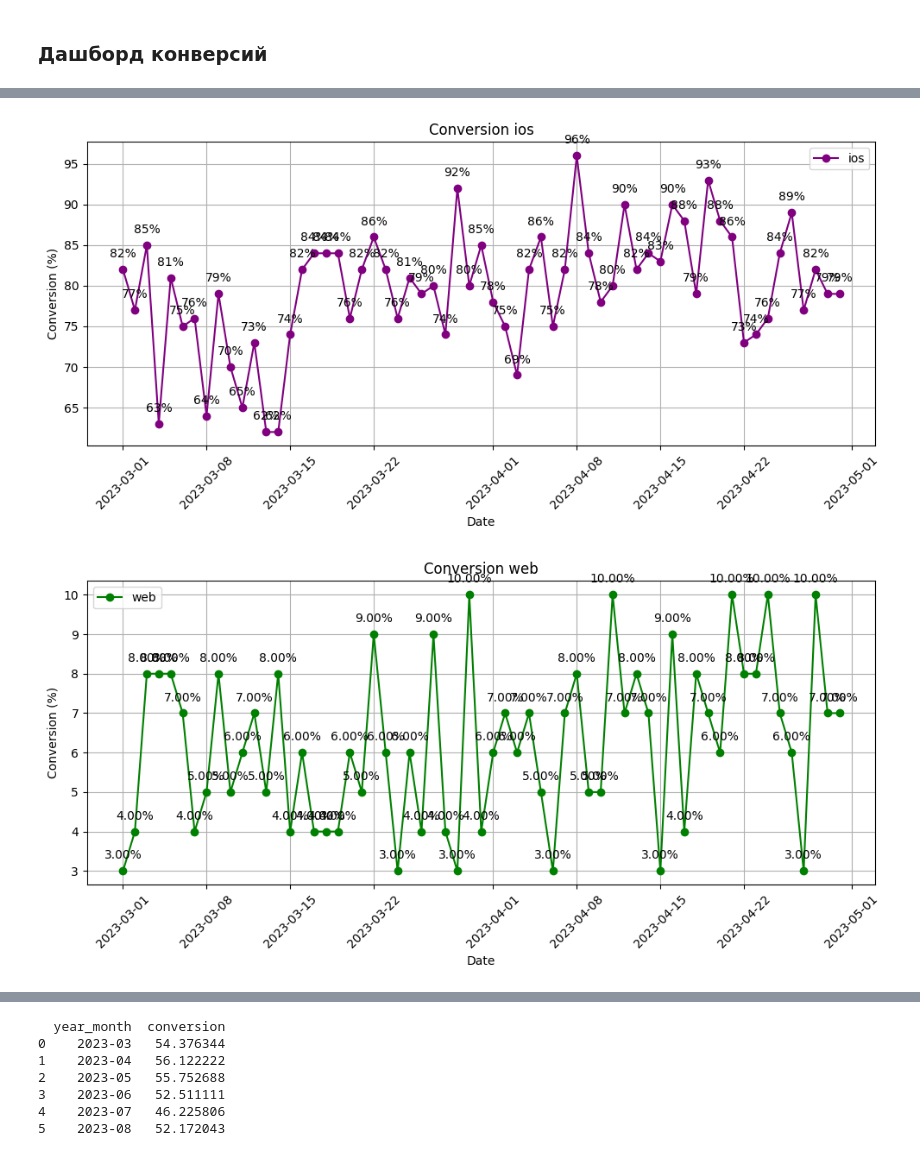
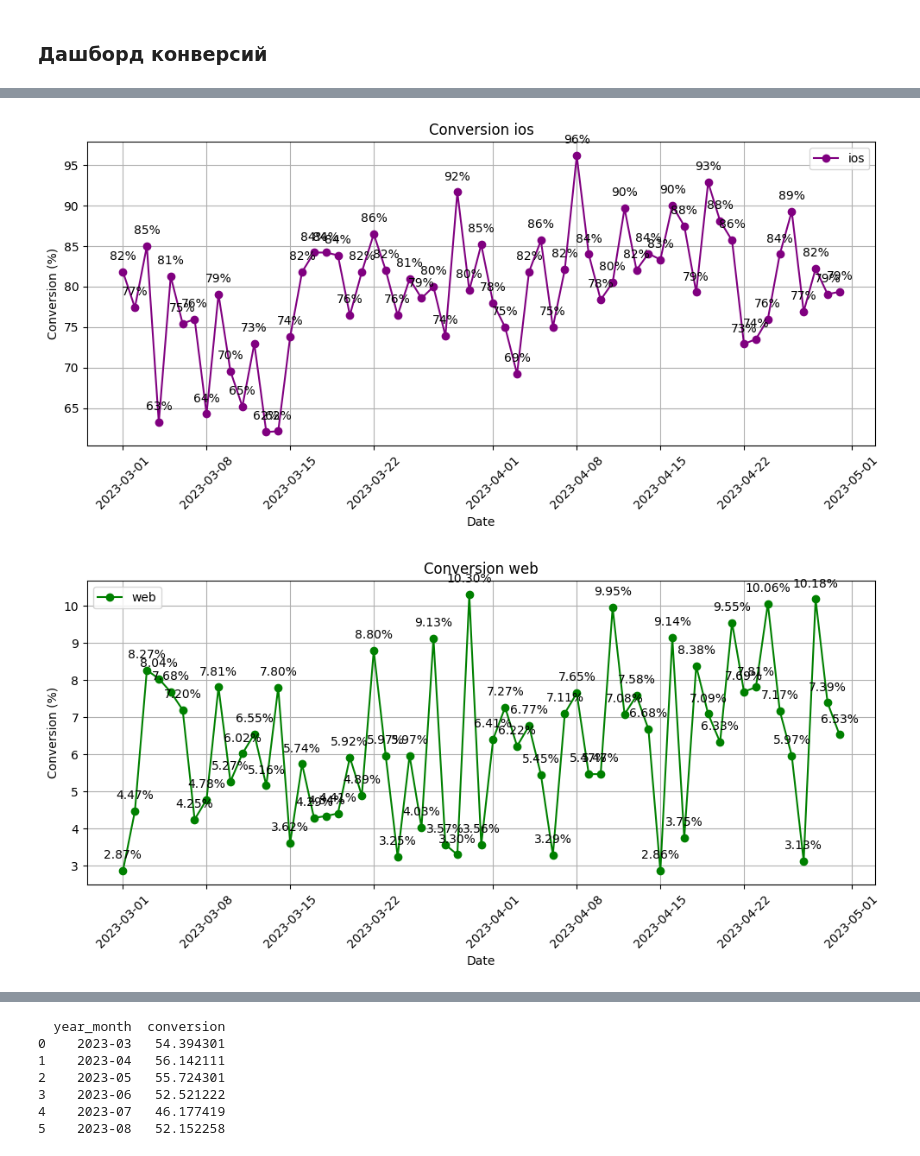
Before and after one commit to Fominochek/data-analytics-project-100, a Jupyter notebook: charts_project.ipynb, the cells around one changed output, grey strips where cells are left out. Saved outputs shown, nothing was run; the diff lists cells and outputs as text; code cells hidden in the pictures.

```diff
--- a/charts_project.ipynb
+++ b/charts_project.ipynb
@@ -50,7 +50,8 @@ class Metrics:
         visits_agg = (self.visits_df.groupby([pd.Grouper(key='datetime', freq='D'), 'platform']).size().reset_index(name='visits'))
         registrations_agg = (self.registrations_df.groupby([pd.Grouper(key='datetime', freq='D'), 'platform']).size().reset_index(name='registrations'))
         merged_df = visits_agg.merge(registrations_agg,on=['datetime', 'platform'],how='outer').fillna(0)
-        merged_df['conversion'] = (merged_df['registrations'] / merged_df['visits']).fillna(0).round(2) * 100
+        merged_df['conversion'] = (merged_df['registrations'] / merged_df['visits']).fillna(0) * 100
+        merged_df['conversion'] = round(merged_df['conversion'],2)
         merged_df.rename(columns={'datetime': 'date_group'}, inplace=True)
         merged_df.sort_values(by='date_group', inplace=True)
         merged_df.to_json('conversion.json', orient='records', indent=4)
@@ -349,13 +350,13 @@ cols ['datetime', 'user_id', 'email', 'platform', 'registration_type']
-[figure, old version]
+[figure, new version]
-[figure, old version]
+[figure, new version]
 [figure]
 [figure]
 [figure]
   year_month  conversion
-0    2023-03   54.376344
-1    2023-04   56.122222
-2    2023-05   55.752688
-3    2023-06   52.511111
-4    2023-07   46.225806
-5    2023-08   52.172043
+0    2023-03   54.394301
+1    2023-04   56.142111
+2    2023-05   55.724301
+3    2023-06   52.521222
+4    2023-07   46.177419
+5    2023-08   52.152258
 [figure]
```
Also changed, not shown: parts of 1 cell of this notebook, 2 other files.
